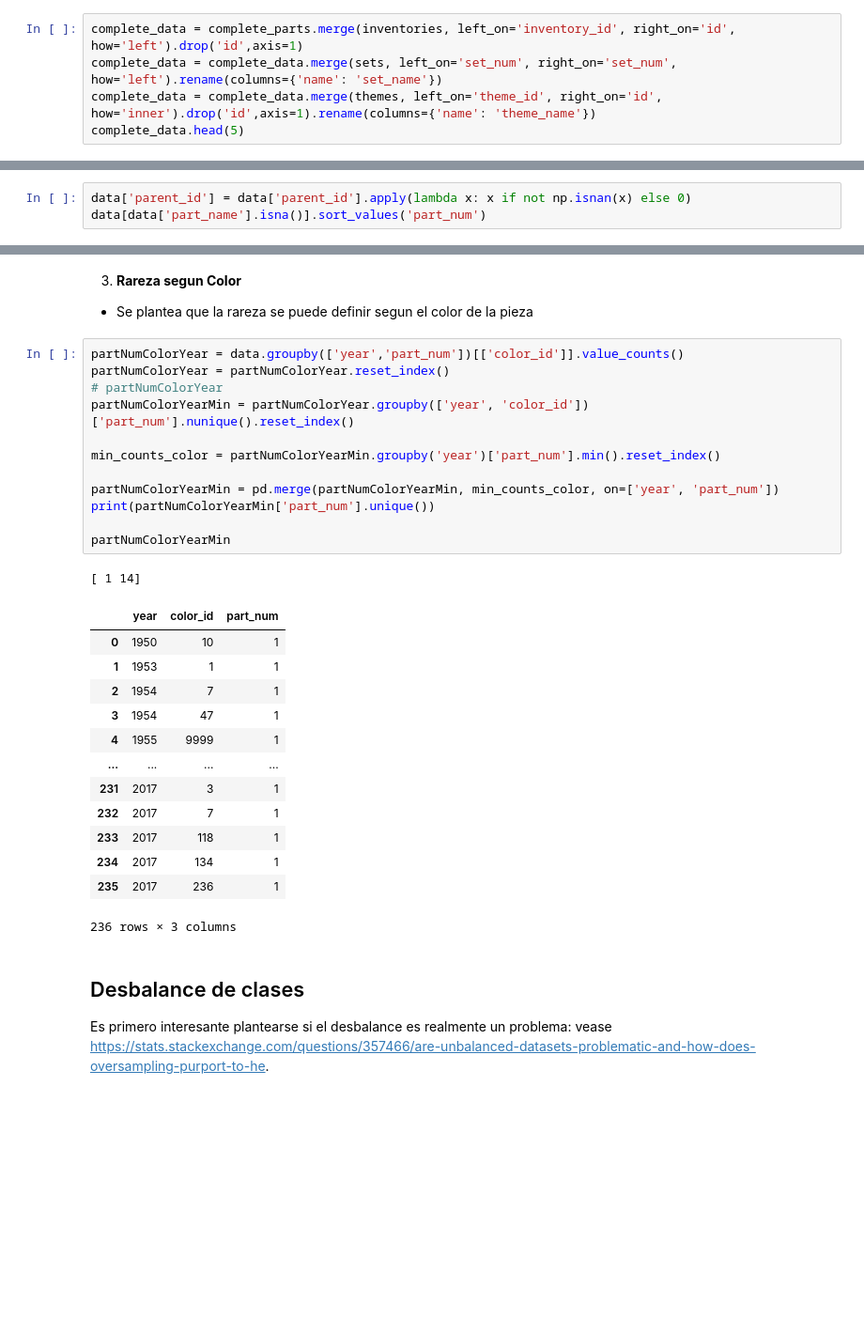
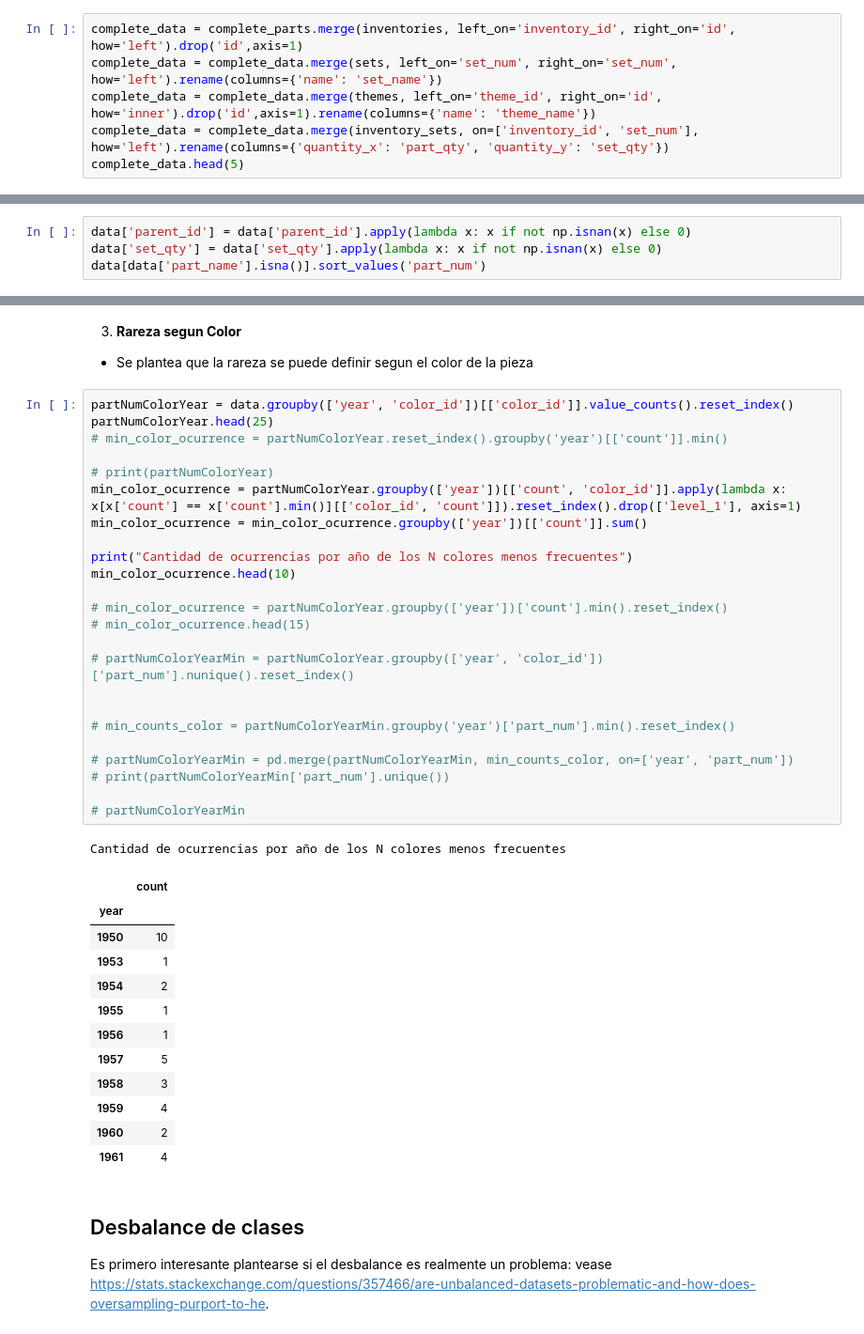
Before and after one commit to matias-herreros/ADD_Lego, a Jupyter notebook: EDA.ipynb, the cells around one changed output, grey strips where cells are left out. Shown at 94% size. Saved outputs shown, nothing was run; the diff lists cells and outputs as text; blank space fills up the shorter version.

Commit message:
Merged Inventory_Sets. WIP regarding color analysis

```diff
--- a/EDA.ipynb
+++ b/EDA.ipynb
@@ -382,5 +382,6 @@ Interesa ahora un data frame completo, incluyendo los sets. Aca incluira la info
 complete_data = complete_parts.merge(inventories, left_on='inventory_id', right_on='id', how='left').drop('id',axis=1)
 complete_data = complete_data.merge(sets, left_on='set_num', right_on='set_num', how='left').rename(columns={'name': 'set_name'})
 complete_data = complete_data.merge(themes, left_on='theme_id', right_on='id', how='inner').drop('id',axis=1).rename(columns={'name': 'theme_name'})
+complete_data = complete_data.merge(inventory_sets, on=['inventory_id', 'set_num'], how='left').rename(columns={'quantity_x': 'part_qty', 'quantity_y': 'set_qty'})
 complete_data.head(5)
 # %% [output]
@@ -462,4 +468,5 @@ Parent_id en NaN indica que no tiene padre, y prefiero que eso sea 0 en vez de u
 # %%
 data['parent_id'] = data['parent_id'].apply(lambda x: x if not np.isnan(x) else 0)
+data['set_qty'] = data['set_qty'].apply(lambda x: x if not np.isnan(x) else 0)
 data[data['part_name'].isna()].sort_values('part_num')
 # %% [output]
@@ -627,32 +635,43 @@ partNumQuantityYearMin
 3. **Rareza segun Color**
 * Se plantea que la rareza se puede definir segun el color de la pieza
 # %%
-partNumColorYear = data.groupby(['year','part_num'])[['color_id']].value_counts()
-partNumColorYear = partNumColorYear.reset_index()
-# partNumColorYear
-partNumColorYearMin = partNumColorYear.groupby(['year', 'color_id'])['part_num'].nunique().reset_index()
+partNumColorYear = data.groupby(['year', 'color_id'])[['color_id']].value_counts().reset_index()
+partNumColorYear.head(25)
+# min_color_ocurrence = partNumColorYear.reset_index().groupby('year')[['count']].min()
 
-min_counts_color = partNumColorYearMin.groupby('year')['part_num'].min().reset_index()
+# print(partNumColorYear)
+min_color_ocurrence = partNumColorYear.groupby(['year'])[['count', 'color_id']].apply(lambda x: x[x['count'] == x['count'].min()][['color_id', 'count']]).reset_index().drop(['level_1'], axis=1)
+min_color_ocurrence = min_color_ocurrence.groupby(['year'])[['count']].sum()
 
-partNumColorYearMin = pd.merge(partNumColorYearMin, min_counts_color, on=['year', 'part_num'])
-print(partNumColorYearMin['part_num'].unique())
+print("Cantidad de ocurrencias por año de los N colores menos frecuentes")
+min_color_ocurrence.head(10)
 
-partNumColorYearMin
+# min_color_ocurrence = partNumColorYear.groupby(['year'])['count'].min().reset_index()
+# min_color_ocurrence.head(15)
+
+# partNumColorYearMin = partNumColorYear.groupby(['year', 'color_id'])['part_num'].nunique().reset_index()
+
+
+# min_counts_color = partNumColorYearMin.groupby('year')['part_num'].min().reset_index()
+
+# partNumColorYearMin = pd.merge(partNumColorYearMin, min_counts_color, on=['year', 'part_num'])
+# print(partNumColorYearMin['part_num'].unique())
+
+# partNumColorYearMin
 # %% [output]
-[ 1 14]
+Cantidad de ocurrencias por año de los N colores menos frecuentes
-|  | year | color_id | part_num |
-| 0 | 1950 | 10 | 1 |
-| 1 | 1953 | 1 | 1 |
-| 2 | 1954 | 7 | 1 |
-| 3 | 1954 | 47 | 1 |
-| 4 | 1955 | 9999 | 1 |
-| ... | ... | ... | ... |
-| 231 | 2017 | 3 | 1 |
-| 232 | 2017 | 7 | 1 |
-| 233 | 2017 | 118 | 1 |
-| 234 | 2017 | 134 | 1 |
-| 235 | 2017 | 236 | 1 |
+|  | count |
+| year |  |
+| 1950 | 10 |
+| 1953 | 1 |
+| 1954 | 2 |
+| 1955 | 1 |
+| 1956 | 1 |
+| 1957 | 5 |
+| 1958 | 3 |
+| 1959 | 4 |
+| 1960 | 2 |
+| 1961 | 4 |
-236 rows × 3 columns
 # %% [markdown]
 ## Desbalance de clases
 
```
Also changed, not shown: parts of 8 cells of this notebook.
